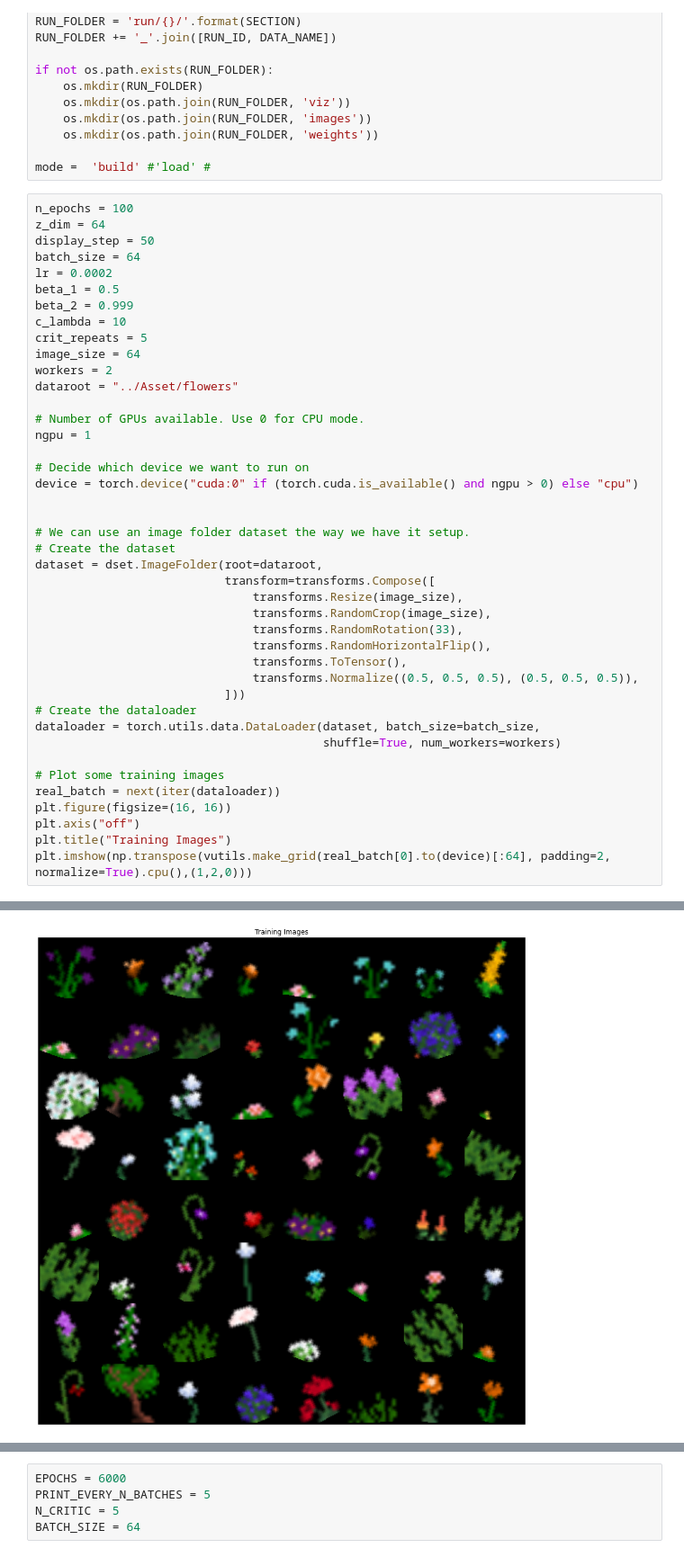
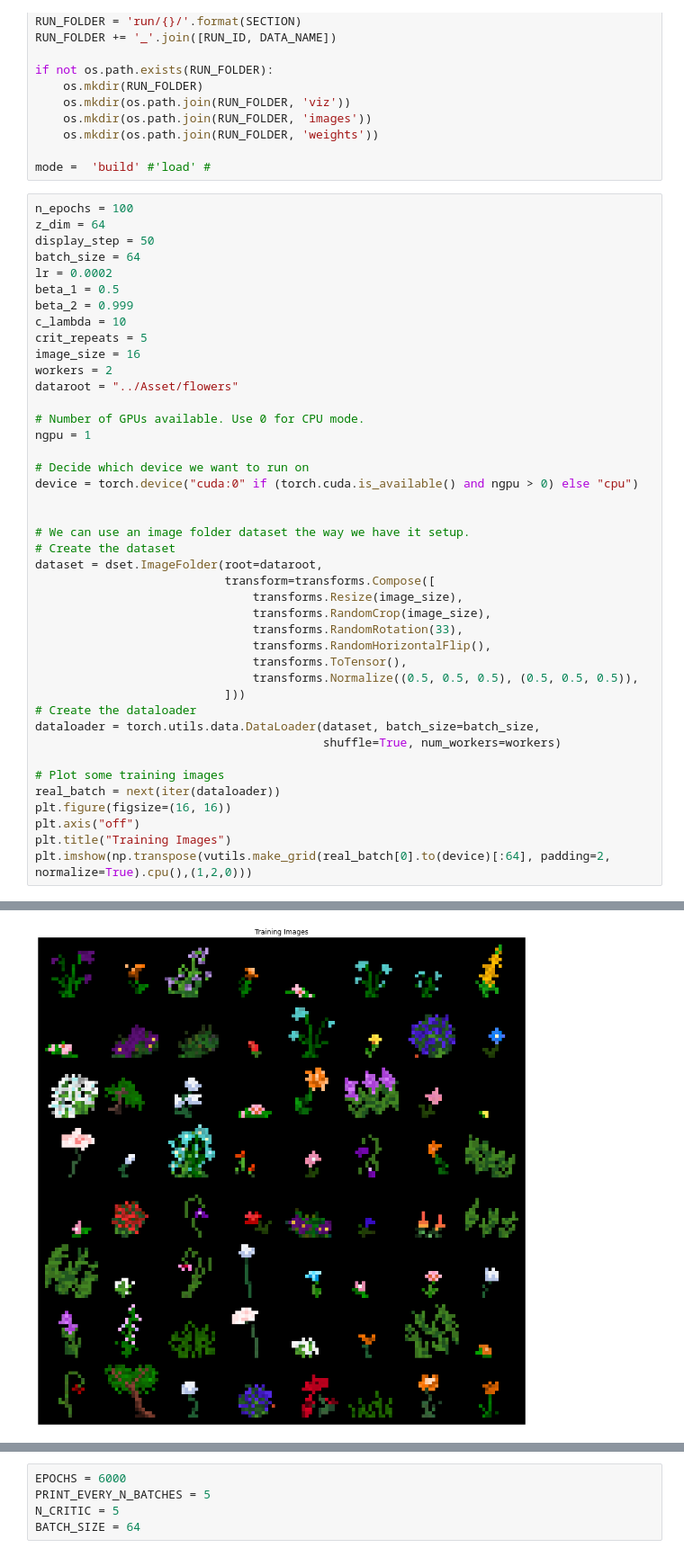
Before and after one commit to leejaeka/PixelGAN, a Jupyter notebook: Notebook/W-GAN GP2.ipynb, the cells around one changed output, grey strips where cells are left out. Shown at 90% size. Cells and saved outputs as stored; diff of their text form.

```diff
--- a/Notebook/W-GAN GP2.ipynb
+++ b/Notebook/W-GAN GP2.ipynb
@@ -495,40 +493,40 @@ beta_1 = 0.5
 beta_2 = 0.999
 c_lambda = 10
 crit_repeats = 5
-image_size = 64
+image_size = 16
 workers = 2
 dataroot = "../Asset/flowers"
 
 # Number of GPUs available. Use 0 for CPU mode.
 ngpu = 1
 
 # Decide which device we want to run on
 device = torch.device("cuda:0" if (torch.cuda.is_available() and ngpu > 0) else "cpu")
 
 
 # We can use an image folder dataset the way we have it setup.
 # Create the dataset
 dataset = dset.ImageFolder(root=dataroot,
                            transform=transforms.Compose([
                                transforms.Resize(image_size),
                                transforms.RandomCrop(image_size),
                                transforms.RandomRotation(33),
                                transforms.RandomHorizontalFlip(),
                                transforms.ToTensor(),
                                transforms.Normalize((0.5, 0.5, 0.5), (0.5, 0.5, 0.5)),
                            ]))
 # Create the dataloader
 dataloader = torch.utils.data.DataLoader(dataset, batch_size=batch_size,
                                          shuffle=True, num_workers=workers)
 
 # Plot some training images
 real_batch = next(iter(dataloader))
 plt.figure(figsize=(16, 16))
 plt.axis("off")
 plt.title("Training Images")
 plt.imshow(np.transpose(vutils.make_grid(real_batch[0].to(device)[:64], padding=2, normalize=True).cpu(),(1,2,0)))
 # %% [output]
 <matplotlib.image.AxesImage at 0x...>
-[figure, old version]
+[figure, new version]
 # %%
 BATCH_SIZE = 64
```
Also changed, not shown: parts of 6 cells of this notebook, 2 other files.
